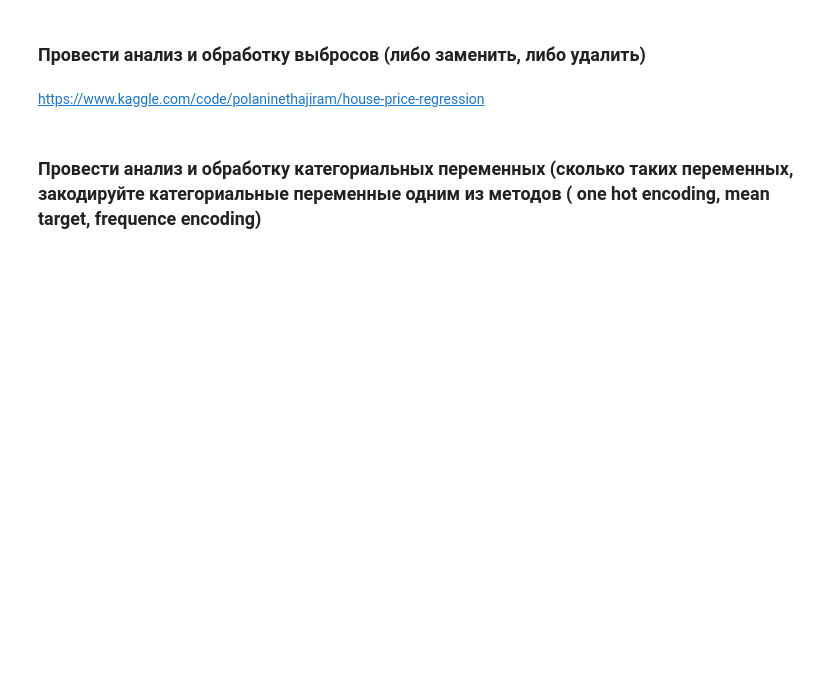
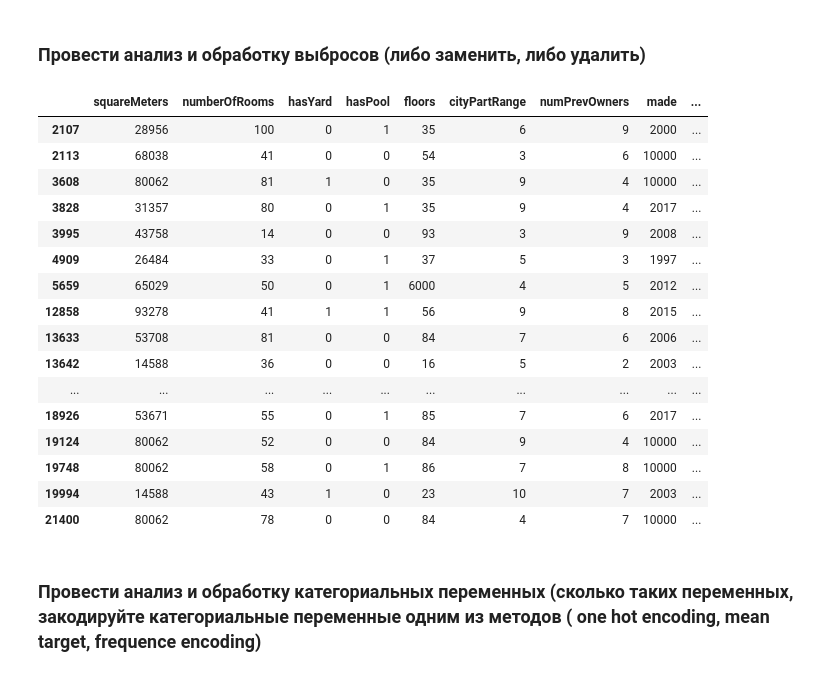
Before and after one commit to vanyagoncharov/CourseMLResourse, a Jupyter notebook: dz_23_s3e6.ipynb, the cells around one changed output. Drawn from its saved outputs; the diff is of its cells as text; code cells hidden in the pictures; blank space fills up the shorter version.

```diff
--- a/dz_23_s3e6.ipynb
+++ b/dz_23_s3e6.ipynb
@@ -158,5 +160,36 @@ dtype: int64
 Пропуски в датасете отсутствуют
 # %% [markdown]
 ### Провести анализ и обработку выбросов (либо заменить, либо удалить)
-# %% [markdown]
-https://www.kaggle.com/code/polaninethajiram/house-price-regression
+# %%
+# найдем границы 1.5 * IQR по каждому столбцу
+Q1 = data_train.quantile(0.25)
+Q3 = data_train.quantile(0.75)
+IQR = Q3 - Q1
+lower, upper = Q1 - 1.5 * IQR, Q3 + 1.5 * IQR
+
+# создадим маску для выбросов
+# (если хотя бы один выброс в строке (True), метод .any() сделает всю строку True
+mask_out = ((data_train < lower) | (data_train > upper)).any(axis = 1)
+# обратное условие, если все значения по всем строкам внутри границ метод .all() выдаст True
+mask_no_out = ((data_train >= lower) & (data_train <= upper)).all(axis = 1)
+# %%
+# найдем выбросы во всем датафрейме
+data_train[mask_out]
+# %% [output]
+|  | squareMeters | numberOfRooms | hasYard | hasPool | floors | cityPartRange | numPrevOwners | made | ... |
+| 2107 | 28956 | 100 | 0 | 1 | 35 | 6 | 9 | 2000 | ... |
+| 2113 | 68038 | 41 | 0 | 0 | 54 | 3 | 6 | 10000 | ... |
+| 3608 | 80062 | 81 | 1 | 0 | 35 | 9 | 4 | 10000 | ... |
+| 3828 | 31357 | 80 | 0 | 1 | 35 | 9 | 4 | 2017 | ... |
+| 3995 | 43758 | 14 | 0 | 0 | 93 | 3 | 9 | 2008 | ... |
+| 4909 | 26484 | 33 | 0 | 1 | 37 | 5 | 3 | 1997 | ... |
+| 5659 | 65029 | 50 | 0 | 1 | 6000 | 4 | 5 | 2012 | ... |
+| 12858 | 93278 | 41 | 1 | 1 | 56 | 9 | 8 | 2015 | ... |
+| 13633 | 53708 | 81 | 0 | 0 | 84 | 7 | 6 | 2006 | ... |
+| 13642 | 14588 | 36 | 0 | 0 | 16 | 5 | 2 | 2003 | ... |
+| ... | ... | ... | ... | ... | ... | ... | ... | ... | ... |
+| 18926 | 53671 | 55 | 0 | 1 | 85 | 7 | 6 | 2017 | ... |
+| 19124 | 80062 | 52 | 0 | 0 | 84 | 9 | 4 | 10000 | ... |
+| 19748 | 80062 | 58 | 0 | 1 | 86 | 7 | 8 | 10000 | ... |
+| 19994 | 14588 | 43 | 1 | 0 | 23 | 10 | 7 | 2003 | ... |
+| 21400 | 80062 | 78 | 0 | 0 | 84 | 4 | 7 | 10000 | ... |
```
Also changed, not shown: parts of 19 cells of this notebook.
